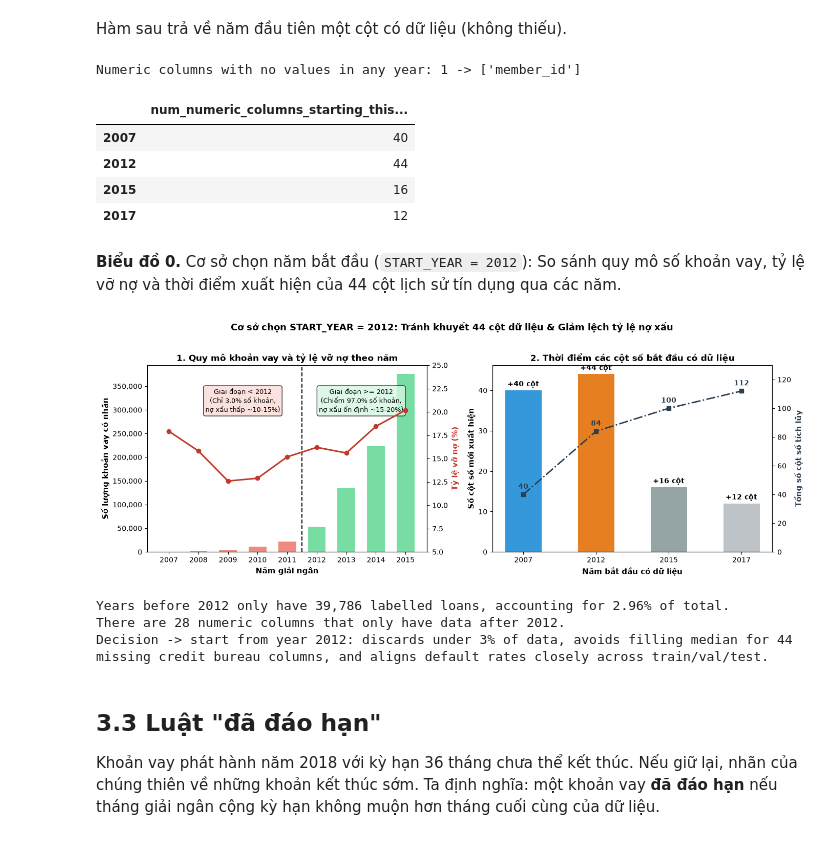
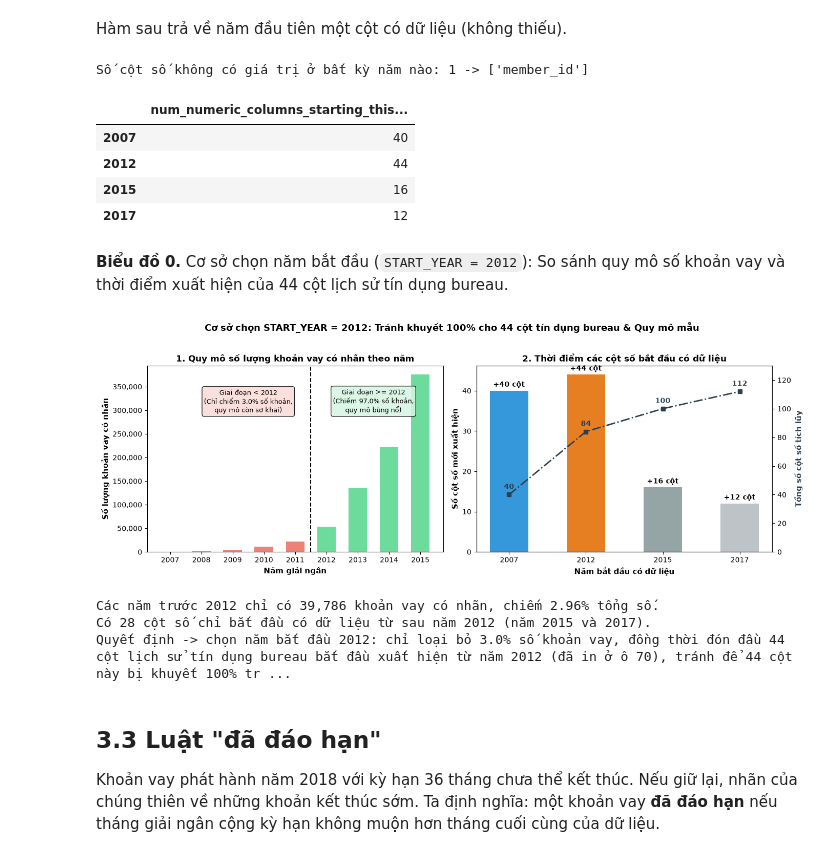
Before and after one commit to Eliza516/Lending-Club-Credit-Scoring, a Jupyter notebook: notebooks/01_hieu_du_lieu_va_chia_tap.ipynb, the cells around one changed output. Cells and saved outputs as stored; diff of their text form; code cells hidden in the pictures.

```diff
--- a/notebooks/01_hieu_du_lieu_va_chia_tap.ipynb
+++ b/notebooks/01_hieu_du_lieu_va_chia_tap.ipynb
@@ -595,10 +595,10 @@ float_columns = [c for c in ALL_COLUMNS if df_raw[c].dtype == "float64"]
 first_years = pd.Series({c: first_year_with_data(df_raw, c) for c in float_columns})
 # %%
 empty_columns = first_years[first_years.isna()].index.tolist()
-print(f"Numeric columns with no values in any year: {len(empty_columns)} -> {empty_columns}")
+print(f"Số cột số không có giá trị ở bất kỳ năm nào: {len(empty_columns)} -> {empty_columns}")
 first_years = first_years.dropna()
 # %% [output]
-Numeric columns with no values in any year: 1 -> ['member_id']
+Số cột số không có giá trị ở bất kỳ năm nào: 1 -> ['member_id']
 # %%
 first_year_counts = first_years.astype(int).value_counts().sort_index().to_frame("num_numeric_columns_starting_this_year")
 first_year_counts.index = first_year_counts.index.astype(str)
@@ -610,71 +610,67 @@ first_year_counts
 | 2015 | 16 |
 | 2017 | 12 |
 # %% [markdown]
-**Biểu đồ 0.** Cơ sở chọn năm bắt đầu (`START_YEAR = 2012`): So sánh quy mô số khoản vay, tỷ lệ vỡ nợ và thời điểm xuất hiện của 44 cột lịch sử tín dụng qua các năm.
+**Biểu đồ 0.** Cơ sở chọn năm bắt đầu (`START_YEAR = 2012`): So sánh quy mô số khoản vay và thời điểm xuất hiện của 44 cột lịch sử tín dụng bureau.
 # %%
 fig, (ax1, ax2) = plt.subplots(1, 2, figsize=(14, 5))
 
-# Subplot 1: Quy mô & Tỷ lệ nợ xấu theo năm trên các khoản vay có nhãn
-yearly_stats = df_raw[df_raw["resolved"]].groupby("year").agg(
-    total_loans=("default", "size"),
-    default_rate=("default", "mean")
-)
-years_plot = [y for y in yearly_stats.index if y <= 2015]
-sub_stats = yearly_stats.loc[years_plot]
-
-colors = ["#e74c3c" if y < 2012 else "#2ecc71" for y in years_plot]
-ax1.bar(sub_stats.index, sub_stats["total_loans"], color=colors, alpha=0.65, width=0.6)
+# Subplot 1: Quy mô khoản vay có nhãn theo năm (chỉ dùng thông tin số lượng, không nhìn trước nhãn)
+yearly_counts = labelled_per_year.loc[[y for y in labelled_per_year.index if y <= 2015]]
+colors = ["#e74c3c" if y < 2012 else "#2ecc71" for y in yearly_counts.index]
+ax1.bar(yearly_counts.index, yearly_counts.values, color=colors, alpha=0.7, width=0.6)
 ax1.set_ylabel("Số lượng khoản vay có nhãn", fontsize=11, fontweight="bold")
 ax1.set_xlabel("Năm giải ngân", fontsize=11, fontweight="bold")
 ax1.yaxis.set_major_formatter(plt.FuncFormatter(lambda x, p: f"{int(x):,}"))
-ax1.set_xticks(years_plot)
+ax1.set_xticks(yearly_counts.index)
 
-ax1_twin = ax1.twinx()
-ax1_twin.plot(sub_stats.index, sub_stats["default_rate"] * 100, color="#c0392b", marker="o", linewidth=2.2)
-ax1_twin.set_ylabel("Tỷ lệ vỡ nợ (%)", color="#c0392b", fontsize=11, fontweight="bold")
-ax1_twin.set_ylim(5, 25)
+total_lab = labelled_per_year.sum()
+n_pre2012 = labelled_per_year[labelled_per_year.index < 2012].sum()
+pct_pre2012 = n_pre2012 / total_lab * 100
+pct_post2012 = 100 - pct_pre2012
 
 ax1.axvline(2011.5, color="black", linestyle="--", linewidth=1.5)
-ax1.text(2009.5, ax1.get_ylim()[1] * 0.75, "Giai đoạn < 2012\n(Chỉ 3.0% số khoản,\nnợ xấu thấp ~10-15%)", ha="center", fontsize=9, bbox=dict(boxstyle="round", facecolor="#fadbd8", alpha=0.8))
-ax1.text(2013.5, ax1.get_ylim()[1] * 0.75, "Giai đoạn >= 2012\n(Chiếm 97.0% số khoản,\nnợ xấu ổn định ~15-20%)", ha="center", fontsize=9, bbox=dict(boxstyle="round", facecolor="#d5f5e3", alpha=0.8))
-ax1.set_title("1. Quy mô khoản vay và tỷ lệ vỡ nợ theo năm", fontsize=12, fontweight="bold")
+ax1.text(2009.5, ax1.get_ylim()[1] * 0.75, f"Giai đoạn < 2012\n(Chỉ chiếm {pct_pre2012:.1f}% số khoản,\nquy mô còn sơ khai)", ha="center", fontsize=9, bbox=dict(boxstyle="round", facecolor="#fadbd8", alpha=0.85))
+ax1.text(2013.5, ax1.get_ylim()[1] * 0.75, f"Giai đoạn >= 2012\n(Chiếm {pct_post2012:.1f}% số khoản,\nquy mô bùng nổ)", ha="center", fontsize=9, bbox=dict(boxstyle="round", facecolor="#d5f5e3", alpha=0.85))
+ax1.set_title("1. Quy mô số lượng khoản vay có nhãn theo năm", fontsize=12, fontweight="bold")
 
 # Subplot 2: Sự xuất hiện của 44 cột số mới tại năm 2012
 fy_counts = first_years.astype(int).value_counts().sort_index()
 fy_cum = fy_counts.cumsum()
 
 ax2.bar(fy_counts.index.astype(str), fy_counts.values, color=["#3498db", "#e67e22", "#95a5a6", "#bdc3c7"], width=0.5)
 ax2.set_ylabel("Số cột số mới xuất hiện", fontsize=11, fontweight="bold")
 ax2.set_xlabel("Năm bắt đầu có dữ liệu", fontsize=11, fontweight="bold")
 
 ax2_twin = ax2.twinx()
 ax2_twin.plot(fy_cum.index.astype(str), fy_cum.values, color="#2c3e50", marker="s", linewidth=2, linestyle="-.")
 ax2_twin.set_ylabel("Tổng số cột số tích lũy", color="#2c3e50", fontsize=11, fontweight="bold")
 ax2_twin.set_ylim(0, 130)
 
 for i, (nc, cc) in enumerate(zip(fy_counts.values, fy_cum.values)):
     ax2.text(i, nc + 1, f"+{nc} cột", ha="center", fontweight="bold", fontsize=10)
     ax2_twin.text(i, cc + 4, f"{cc}", ha="center", fontweight="bold", fontsize=10, color="#2c3e50")
 
 ax2.set_title("2. Thời điểm các cột số bắt đầu có dữ liệu", fontsize=12, fontweight="bold")
 
-plt.suptitle("Cơ sở chọn START_YEAR = 2012: Tránh khuyết 44 cột dữ liệu & Giảm lệch tỷ lệ nợ xấu", fontsize=13, fontweight="bold", y=1.02)
+plt.suptitle("Cơ sở chọn START_YEAR = 2012: Tránh khuyết 100% cho 44 cột tín dụng bureau & Quy mô mẫu", fontsize=13, fontweight="bold", y=1.02)
 plt.tight_layout()
 plt.savefig(FIG_DIR / "01_chon_nam_bat_dau.png", dpi=150, bbox_inches="tight")
 plt.show()
 # %% [output]
-[figure, old version]
+[figure, new version]
 # %%
 START_YEAR = 2012
 before = labelled_per_year[labelled_per_year.index < START_YEAR].sum()
-print(f"Years before {START_YEAR} only have {before:,} labelled loans, accounting for {before / labelled_per_year.sum():.2%} of total.")
+pct_before = before / labelled_per_year.sum() * 100
 late_columns = (first_years > START_YEAR).sum()
-print(f"There are {late_columns} numeric columns that only have data after {START_YEAR}.")
-print(f"Decision -> start from year {START_YEAR}: discards under 3% of data, avoids filling median for 44 missing credit bureau columns, and aligns default rates closely across train/val/test.")
+
+print(f"Các năm trước {START_YEAR} chỉ có {before:,} khoản vay có nhãn, chiếm {pct_before:.2f}% tổng số.")
+print(f"Có {late_columns} cột số chỉ bắt đầu có dữ liệu từ sau năm {START_YEAR} (năm 2015 và 2017).")
+print(f"Quyết định -> chọn năm bắt đầu {START_YEAR}: chỉ loại bỏ {pct_before:.1f}% số khoản vay, đồng thời đón đầu 44 cột lịch sử tín dụng bureau bắt đầu xuất hiện từ năm 2012 (đã in ở ô 70), tránh để 44 cột này bị khuyết 100% trong giai đoạn đầu.")
 # %% [output]
-Years before 2012 only have 39,786 labelled loans, accounting for 2.96% of total.
-There are 28 numeric columns that only have data after 2012.
-Decision -> start from year 2012: discards under 3% of data, avoids filling median for 44 missing credit bureau columns, and aligns default rates closely across train/val/test.
+Các năm trước 2012 chỉ có 39,786 khoản vay có nhãn, chiếm 2.96% tổng số.
+Có 28 cột số chỉ bắt đầu có dữ liệu từ sau năm 2012 (năm 2015 và 2017).
+Quyết định -> chọn năm bắt đầu 2012: chỉ loại bỏ 3.0% số khoản vay, đồng thời đón đầu 44 cột lịch sử tín dụng bureau bắt đầu xuất hiện từ năm 2012 (đã in ở ô 70), tránh để 44 cột này bị khuyết 100% tr ...
 # %% [markdown]
 ## 3.3 Luật "đã đáo hạn"
 Khoản vay phát hành năm 2018 với kỳ hạn 36 tháng chưa thể kết thúc. Nếu giữ lại, nhãn của chúng thiên về những khoản kết thúc sớm. Ta định nghĩa: một khoản vay **đã đáo hạn** nếu tháng giải ngân cộng kỳ hạn không muộn hơn tháng cuối cùng của dữ liệu.
```
Also changed, not shown: parts of 12 cells of this notebook, 5 other files.
